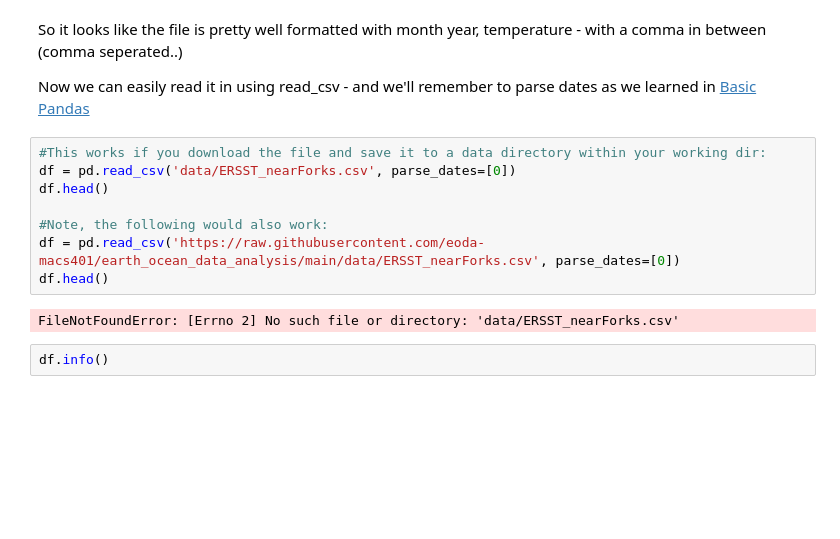
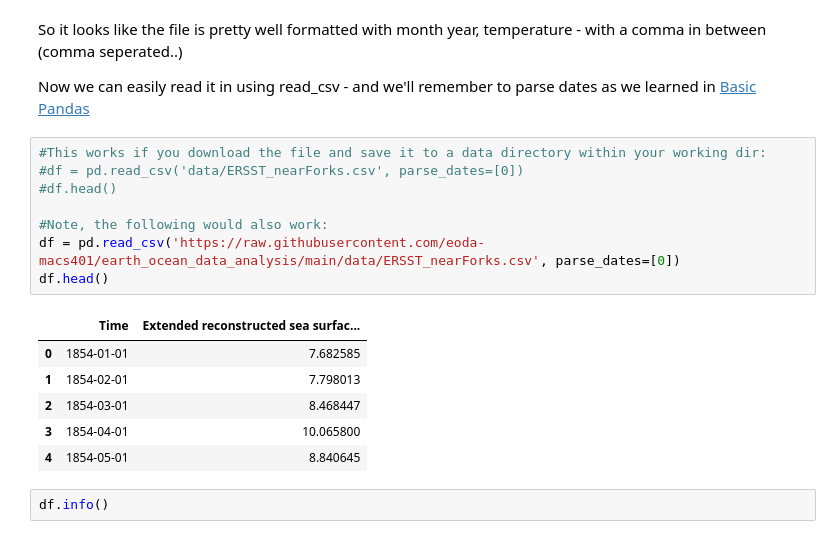
Before and after one commit to eoda-macs401/earth_ocean_data_analysis, a Jupyter notebook: _build/jupyter_execute/Notebooks/time_series.ipynb, the cells around one changed output. Cells and saved outputs as stored; diff of their text form; blank space fills up the shorter version.

```diff
--- a/_build/jupyter_execute/Notebooks/time_series.ipynb
+++ b/_build/jupyter_execute/Notebooks/time_series.ipynb
@@ -61,14 +75,19 @@ So it looks like the file is pretty well formatted with month year, temperature
 Now we can easily read it in using read_csv - and we'll remember to parse dates as we learned in [Basic Pandas]('Notebooks/basic_pandas.ipynb')
 # %%
 #This works if you download the file and save it to a data directory within your working dir:
-df = pd.read_csv('data/ERSST_nearForks.csv', parse_dates=[0])
-df.head()
+#df = pd.read_csv('data/ERSST_nearForks.csv', parse_dates=[0])
+#df.head()
 
 #Note, the following would also work:
 df = pd.read_csv('https://raw.githubusercontent.com/eoda-macs401/earth_ocean_data_analysis/main/data/ERSST_nearForks.csv', parse_dates=[0])
 df.head()
 # %% [output]
-FileNotFoundError: [Errno 2] No such file or directory: 'data/ERSST_nearForks.csv'
+|  | Time | Extended reconstructed sea surfac... |
+| 0 | 1854-01-01 | 7.682585 |
+| 1 | 1854-02-01 | 7.798013 |
+| 2 | 1854-03-01 | 8.468447 |
+| 3 | 1854-04-01 | 10.065800 |
+| 4 | 1854-05-01 | 8.840645 |
 # %%
 df.info()
 # %% [output]
```
Also changed, not shown: parts of 4 cells of this notebook, 35 other files.
